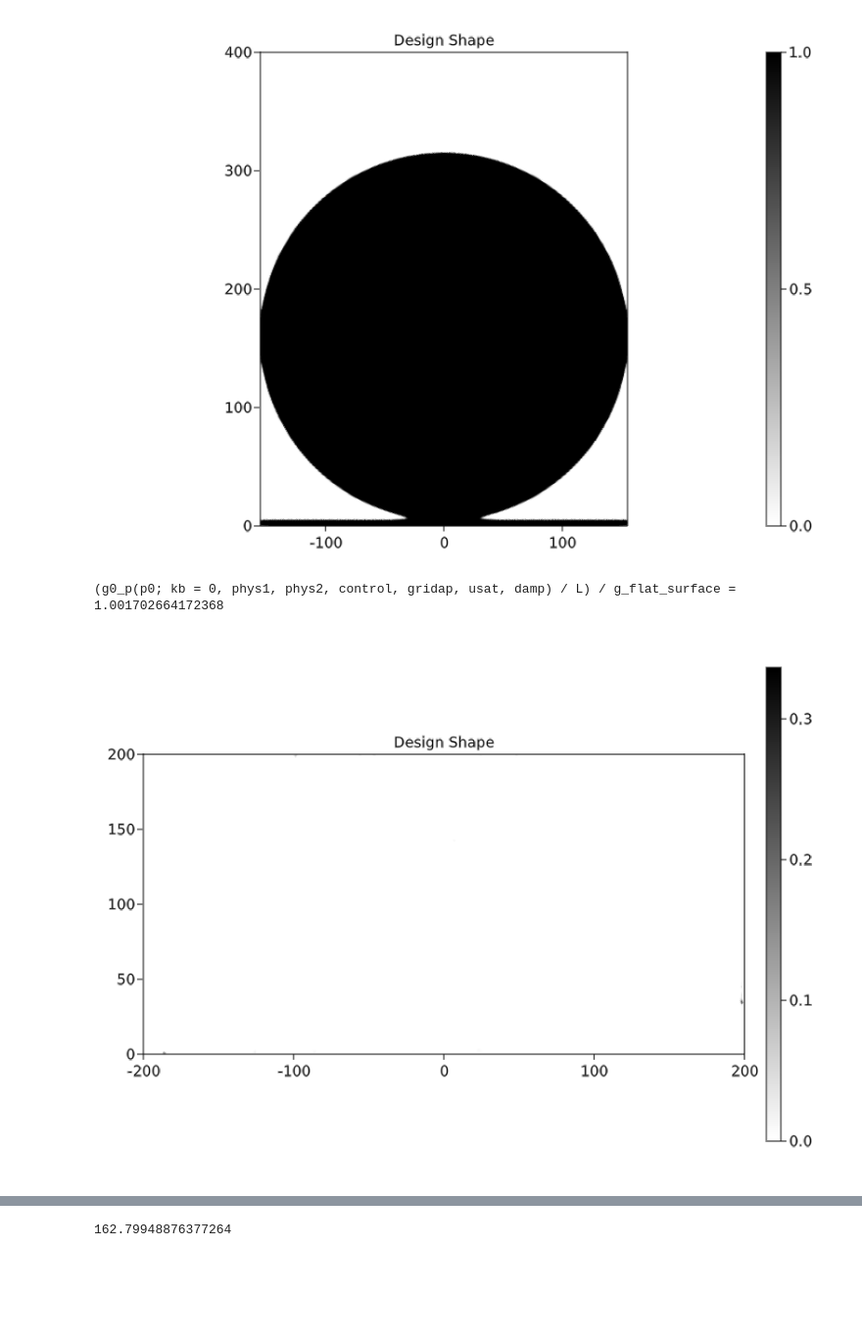
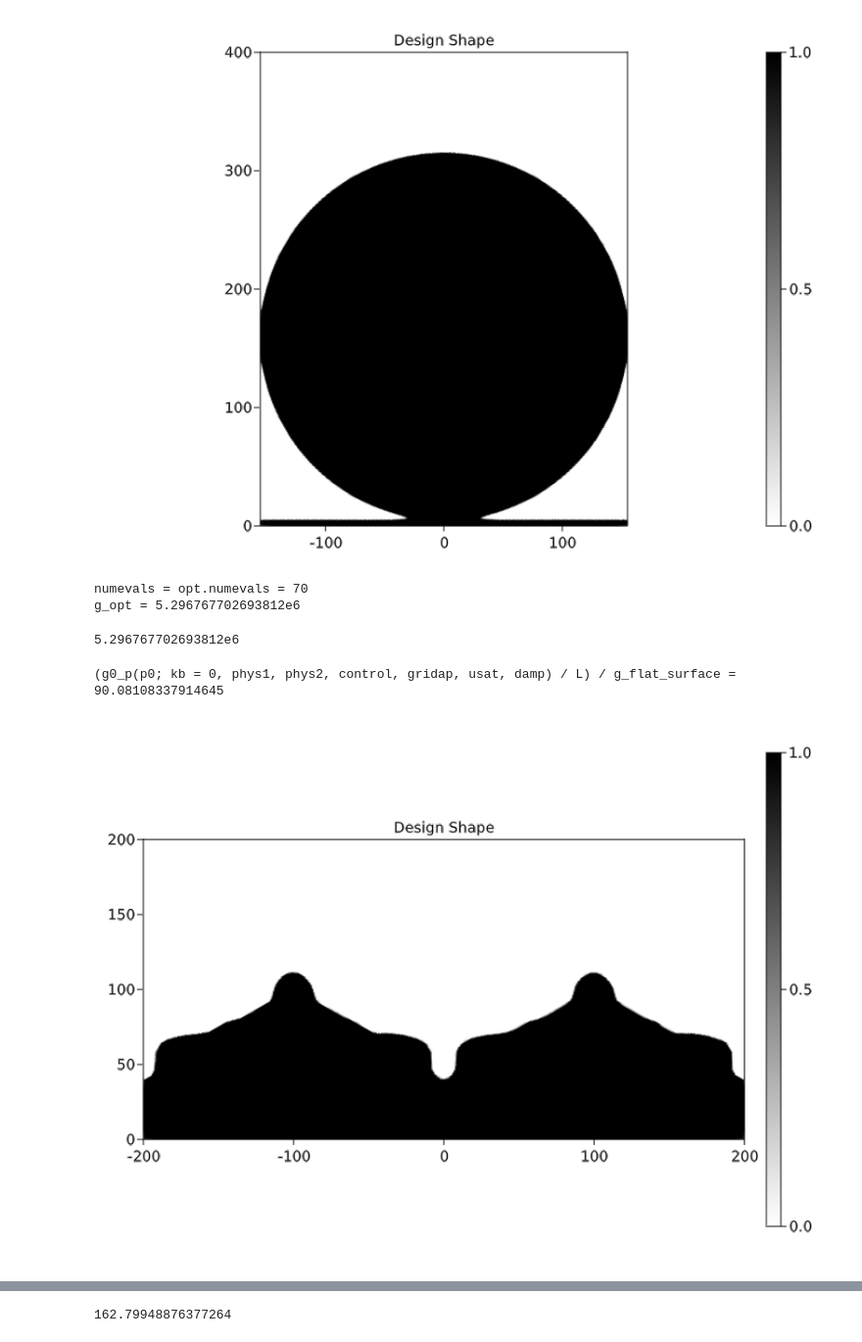
Before and after one commit to WenjieYao/RamanInFluid, a Jupyter notebook: Main.ipynb, the cells around one changed output, grey strips where cells are left out. Shown: that part at 98% size. Cells and saved outputs as stored; diff of their text form; code cells hidden in the pictures; blank space fills up the shorter version.

```diff
--- a/Main.ipynb
+++ b/Main.ipynb
@@ -246,12 +246,12 @@ fig
 #p_init = ones(gridap.np) * 0.5 #+ rand(gridap.np) * 1e-2
 β_list = [8.0, 8.0, 16.0, 16.0, 32.0, 32.0, 32.0]
 Q_list = [10.0, 50.0, 100.0, 500.0, 1000.0, 1000.0, 1000.0]
-d_list = [1e-4, 5e-4, 1e-3, 5e-3, 1e-2, 1e-2, 1e-2]*1e2
+d_list = [1e-4, 5e-4, 1e-3, 5e-3, 1e-2, 1e-2, 1e-2]*1e3
 
 g_opt = 0
 usat = (10)^2/4
 #damp = 1
-for bi = 1 : 6
+for bi = 6 : 6
     β = β_list[bi]
     α = 1/(2*Q_list[bi])
     damp = d_list[bi] * 10 / usat
@@ -269,7 +269,7 @@ for bi = 1 : 6
 #     else
 #         g_opt, p_opt = g0_p_optimize([], 1e-8, 70; phys1, phys2, control, gridap, usat, damp)
 #     end
-    if bi == 1
+    if bi == 6
         g_opt, p_opt = g0_p_optimize(p_init, 1e-12, 70; phys1, phys2, control, gridap)
 
     else
@@ -289,6 +289,10 @@ for bi = 1 : 6
     end
 end
 @show g_opt
+# %% [output]
+numevals = opt.numevals = 70
+g_opt = 5.296767702693812e6
+5.296767702693812e6
 # %%
 # Output and view
 ImportFromFile = true
@@ -302,37 +306,37 @@ if ImportFromFile
 #     p0[p0.>p_cutoff] .= 1.0
 else
     p0 = zeros(gridap.np)
 end
 
 kb = 0
-usat = (20)^2/4
-damp = 10 / usat
+usat = Inf #(20)^2/4
+damp = 100 / usat
 
 pf_vec = pf_p0(p0; control, gridap)
 pfh = FEFunction(gridap.FE_Pf, pf_vec)
 pth = (pf -> Threshold(pf; control)) ∘ pfh
 A1_mat = MatrixA(pth, kb; phys=phys1, control, gridap)
 b1_vec = assemble_vector(v->(∫(v)gridap.dΓ_s), gridap.FE_V)
 u1_vec = A1_mat \ b1_vec
 u1h = FEFunction(gridap.FE_U, u1_vec)
 
 A2_mat = MatrixA(pth, kb; phys=phys2, control, gridap)
 o_vec = VectorO(1, 1; gridap)
 v2_vec = A2_mat' \ o_vec
 v2h = FEFunction(gridap.FE_U, v2_vec)
 
 @show g0_p(p0; kb=0, phys1, phys2, control, gridap, usat, damp)/L/g_flat_surface
 
 fig, ax, plt = plot(gridap.Ω, pth, colormap = :binary)
 Colorbar(fig[1,2], plt)
 ax.aspect = AxisAspect(L/(hd))
 ax.title = "Design Shape"
 limits!(ax, -L/2, L/2, 0, hd)
 save("Results/shape.png", fig)
 fig
 # %% [output]
-(g0_p(p0; kb = 0, phys1, phys2, control, gridap, usat, damp) / L) / g_flat_surface = 1.001702664172368
+(g0_p(p0; kb = 0, phys1, phys2, control, gridap, usat, damp) / L) / g_flat_surface = 90.08108337914645
-[figure, old version]
+[figure, new version]
 # %%
 # A1_mat = MatrixA(pth, 0; phys=phys1, control, gridap)
 # b1_vec = assemble_vector(v->(∫(v)gridap.dΓ_s), gridap.FE_V)
```
Also changed, not shown: parts of 3 cells of this notebook, 3 other files.
